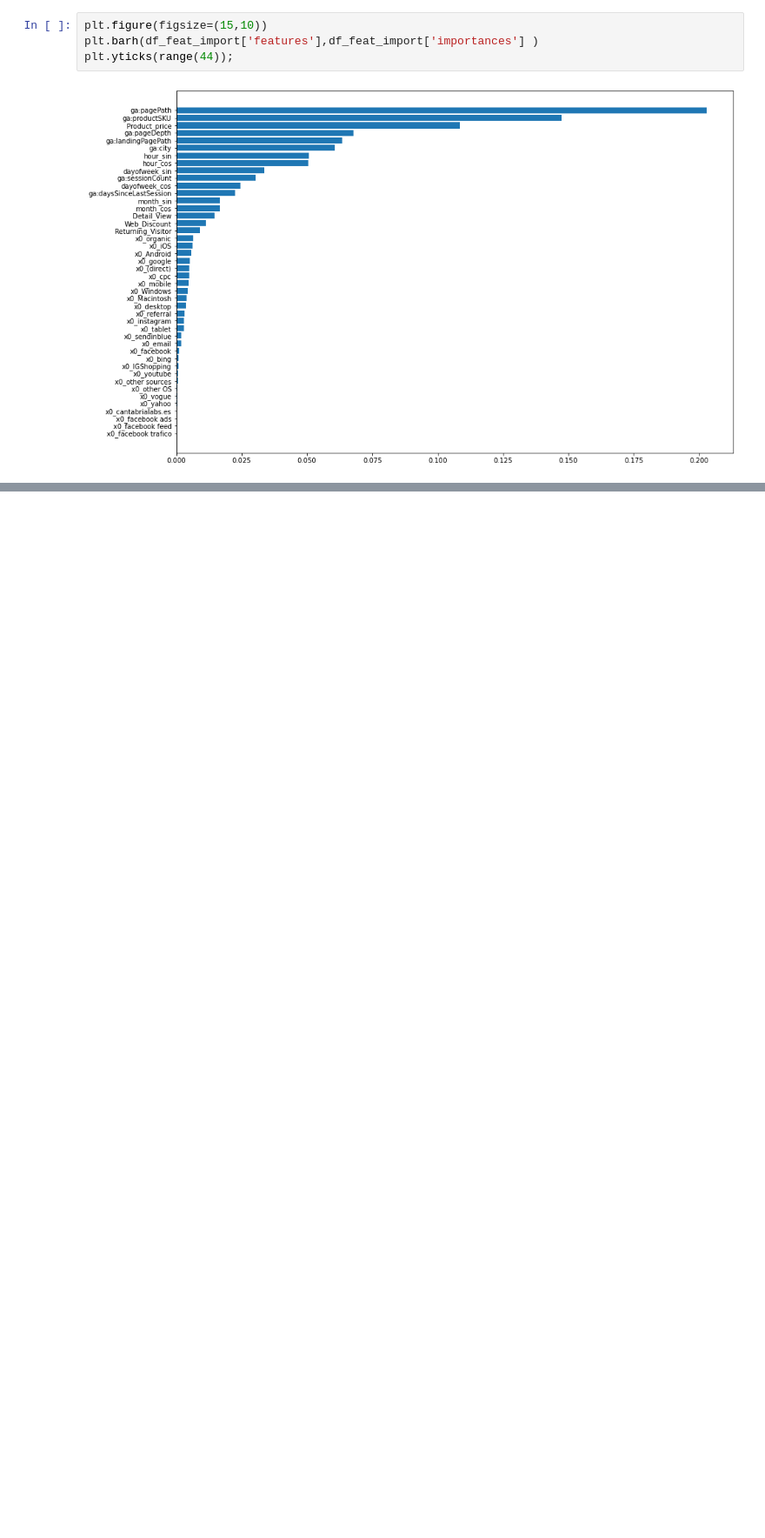
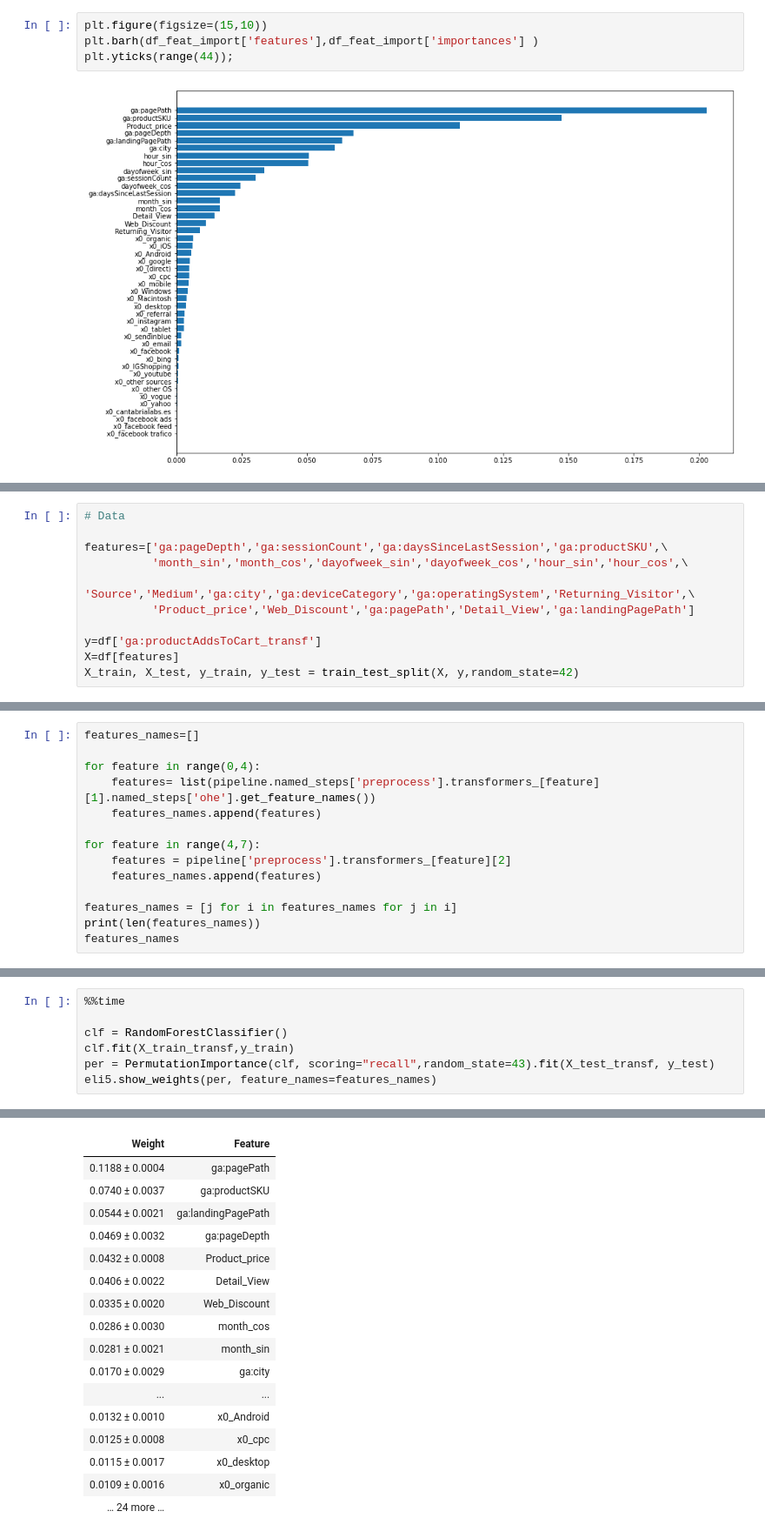
Before and after one commit to Laurajmoreno/ML_and_CRO, a Jupyter notebook: CLASSIFICATION_OPTIMIZATION_Random-Forest-with-fulldata-no-carrito-pedido.ipynb, the cells around one changed output, grey strips where cells are left out. Shown at 87% size. Cells and saved outputs as stored; diff of their text form; blank space fills up the shorter version.

```diff
--- a/CLASSIFICATION_OPTIMIZATION_Random-Forest-with-fulldata-no-carrito-pedido.ipynb
+++ b/CLASSIFICATION_OPTIMIZATION_Random-Forest-with-fulldata-no-carrito-pedido.ipynb
@@ -471,0 +1127,11 @@ Como vemos, el método predeterminado feature_importance favorece las variables
+# %%
+# Data
+
+features=['ga:pageDepth','ga:sessionCount','ga:daysSinceLastSession','ga:productSKU',\
+          'month_sin','month_cos','dayofweek_sin','dayofweek_cos','hour_sin','hour_cos',\
+          'Source','Medium','ga:city','ga:deviceCategory','ga:operatingSystem','Returning_Visitor',\
+          'Product_price','Web_Discount','ga:pagePath','Detail_View','ga:landingPagePath']
+
+y=df['ga:productAddsToCart_transf']
+X=df[features]
+X_train, X_test, y_train, y_test = train_test_split(X, y,random_state=42)
@@ -471,0 +1286,14 @@ Como vemos, el método predeterminado feature_importance favorece las variables
+# %%
+features_names=[]
+
+for feature in range(0,4):
+    features= list(pipeline.named_steps['preprocess'].transformers_[feature][1].named_steps['ohe'].get_feature_names())
+    features_names.append(features)
+
+for feature in range(4,7):
+    features = pipeline['preprocess'].transformers_[feature][2]
+    features_names.append(features)
+
+features_names = [j for i in features_names for j in i]
+print(len(features_names))
+features_names
@@ -471,0 +1319,8 @@ Como vemos, el método predeterminado feature_importance favorece las variables
+# %%
+%%time
+
+clf = RandomForestClassifier()
+clf.fit(X_train_transf,y_train)
+per = PermutationImportance(clf, scoring="recall",random_state=43).fit(X_test_transf, y_test)
+eli5.show_weights(per, feature_names=features_names)
+# %% [output]
@@ -471,0 +1329,17 @@ Como vemos, el método predeterminado feature_importance favorece las variables
+| Weight | Feature |
+| 0.1188 ± 0.0004 | ga:pagePath |
+| 0.0740 ± 0.0037 | ga:productSKU |
+| 0.0544 ± 0.0021 | ga:landingPagePath |
+| 0.0469 ± 0.0032 | ga:pageDepth |
+| 0.0432 ± 0.0008 | Product_price |
+| 0.0406 ± 0.0022 | Detail_View |
+| 0.0335 ± 0.0020 | Web_Discount |
+| 0.0286 ± 0.0030 | month_cos |
+| 0.0281 ± 0.0021 | month_sin |
+| 0.0170 ± 0.0029 | ga:city |
+| ... | ... |
+| 0.0132 ± 0.0010 | x0_Android |
+| 0.0125 ± 0.0008 | x0_cpc |
+| 0.0115 ± 0.0017 | x0_desktop |
+| 0.0109 ± 0.0016 | x0_organic |
+| … 24 more … |  |
```
Also changed, not shown: parts of 73 cells of this notebook, 1 other file.
